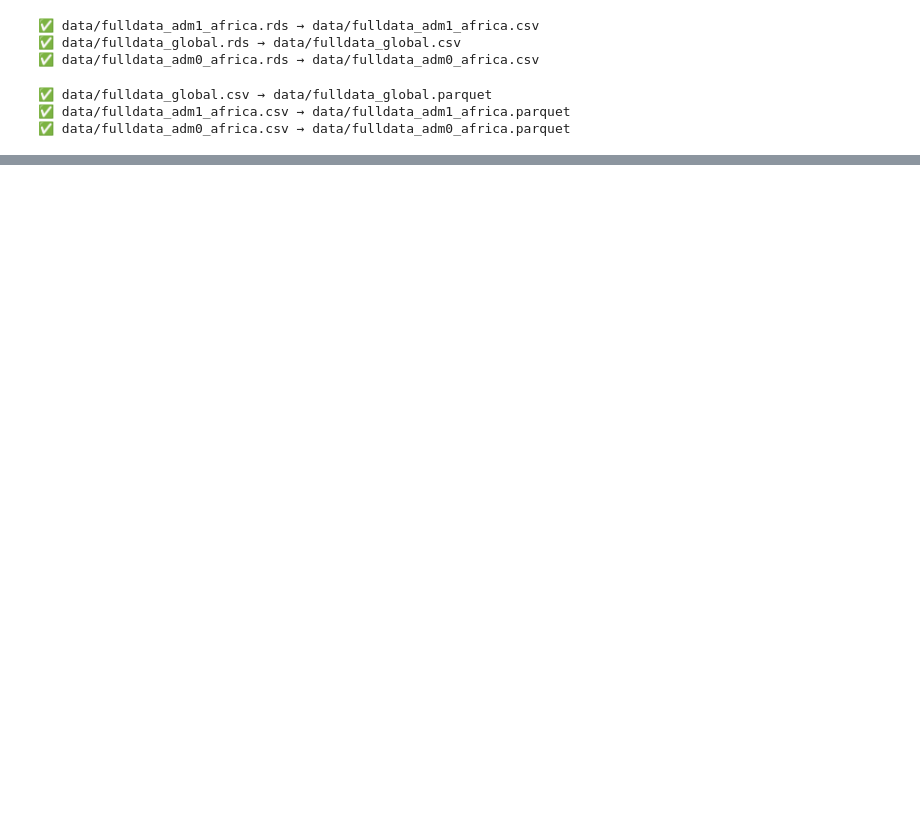
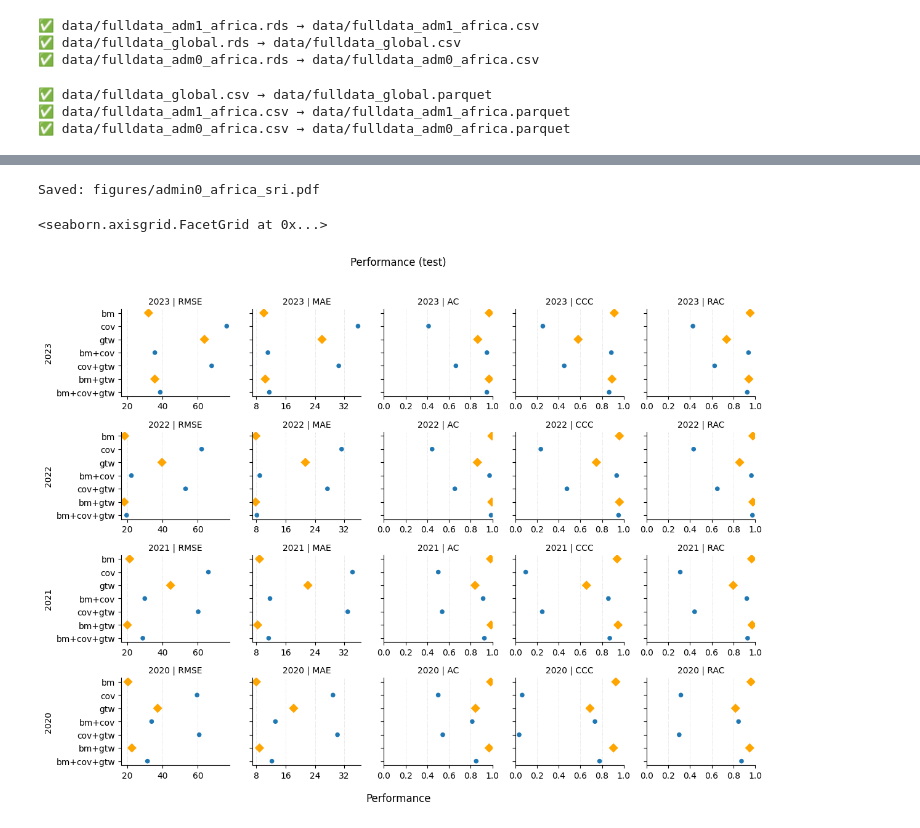
Before and after one commit to DotIN13/jcr-rep, a Jupyter notebook: dev.ipynb, the cells around one changed output, grey strips where cells are left out. Drawn from its saved outputs; the diff is of its cells as text; code cells hidden in the pictures; blank space fills up the shorter version.

```diff
--- a/dev.ipynb
+++ b/dev.ipynb
@@ -312,0 +766,7 @@ Fitting 3 folds for each of 10 candidates, totalling 30 fits
+# %%
+res_df = pd.read_csv("results/admin0_africa_sri.csv")
+plot_metrics_panel(res_df, outcome=None, save_path="figures/admin0_africa_sri.pdf")
+# %% [output]
+Saved: figures/admin0_africa_sri.pdf
+<seaborn.axisgrid.FacetGrid at 0x...>
+[figure, added]
```
Also changed, not shown: parts of 10 cells of this notebook, 14 other files.
